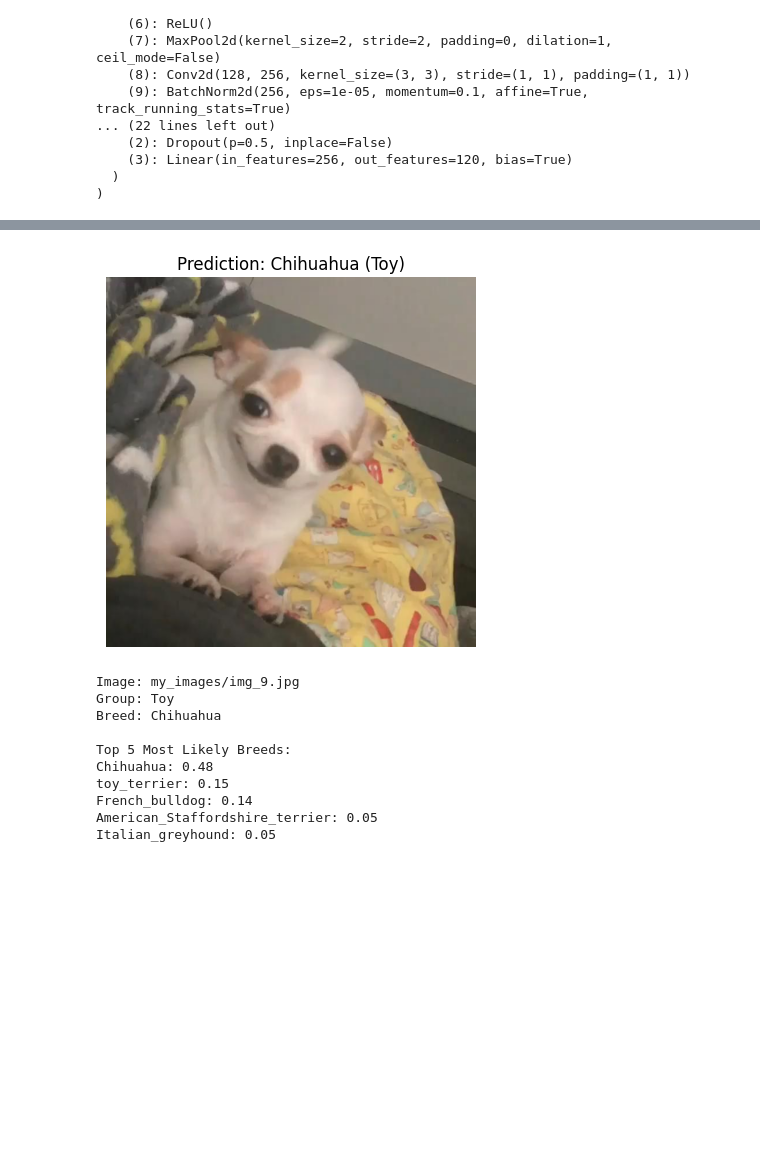
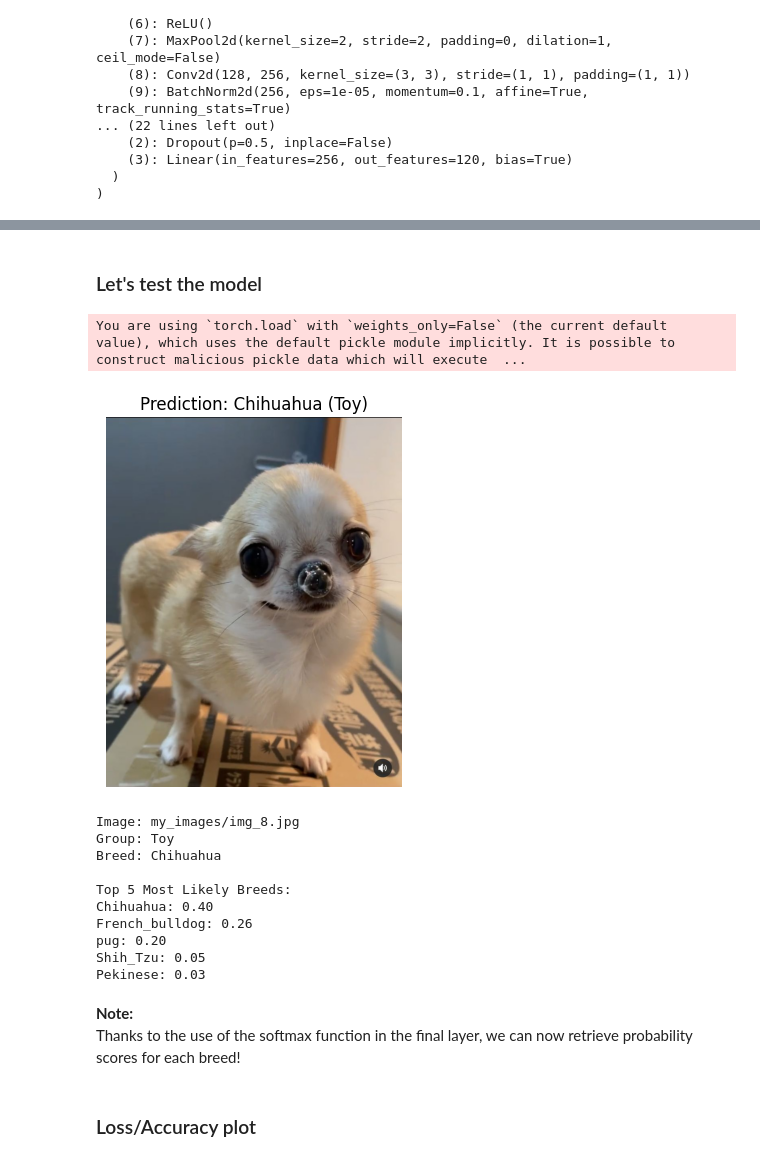
Before and after one commit to issaravas/Classification-of-the-breeds-of-dogs, a Jupyter notebook: hierarchical_conditional_cnn.ipynb, the cells around one changed output, grey strips where cells are left out. Drawn from its saved outputs; the diff is of its cells as text; code cells hidden in the pictures; blank space fills up the shorter version.

```diff
--- a/hierarchical_conditional_cnn.ipynb
+++ b/hierarchical_conditional_cnn.ipynb
@@ -482,6 +484,3 @@ HCNN_Cndtnl(
     (3): Linear(in_features=256, out_features=120, bias=True)
   )
 )
-# %%
-with open("final models/hcnn_9_h.pkl", "rb") as f:
-    history = pickle.load(f)
@@ -487,0 +489,27 @@ with open("final models/hcnn_9_h.pkl", "rb") as f:
+# %%
+with open("final_h_models/history/hcnn_1_h.pkl", "rb") as f:
+    hcnn_1_h = pickle.load(f)
+
+with open("final_h_models/history/hcnn_2_h.pkl", "rb") as f:
+    hcnn_2_h = pickle.load(f)
+
+with open("final_h_models/history/hcnn_3_h.pkl", "rb") as f:
+    hcnn_3_h = pickle.load(f)
+
+with open("final_h_models/history/hcnn_4_h.pkl", "rb") as f:
+    hcnn_4_h = pickle.load(f)
+
+with open("final_h_models/history/hcnn_5_h.pkl", "rb") as f:
+    hcnn_5_h = pickle.load(f)
+
+with open("final_h_models/history/hcnn_6_h.pkl", "rb") as f:
+    hcnn_6_h = pickle.load(f)
+
+with open("final_h_models/history/hcnn_7_h.pkl", "rb") as f:
+    hcnn_7_h = pickle.load(f)
+
+with open("final_h_models/history/hcnn_8_h.pkl", "rb") as f:
+    hcnn_8_h = pickle.load(f)
+
+with open("final_h_models/history/hcnn_9_h.pkl", "rb") as f:
+    hcnn_9_h = pickle.load(f)
@@ -488,3 +533,5 @@ with open("final models/hcnn_9_h.pkl", "rb") as f:
+# %% [markdown]
+### Let's test the model
 # %%
 import torch.nn.functional as F
 # %%
@@ -494,16 +541,16 @@ def predict_from_path(img_path):
     from PIL import Image
     import pickle
 
-    with open("breed_to_idx.pkl", "rb") as f:
+    with open("final_h_models/breed_to_idx.pkl", "rb") as f:
         breed_to_idx = pickle.load(f)
-    with open("group_to_idx.pkl", "rb") as f:
+    with open("final_h_models/group_to_idx.pkl", "rb") as f:
         group_to_idx = pickle.load(f)
 
     idx_to_breed = {v: k for k, v in breed_to_idx.items()}
     idx_to_group = {v: k for k, v in group_to_idx.items()}
 
     model = HCNN_Cndtnl(num_groups=len(group_to_idx), num_breeds=len(breed_to_idx))
-    model.load_state_dict(torch.load("final models/hcnn_9.pth", map_location="cpu"))
+    model.load_state_dict(torch.load("final_h_models/models/hcnn_9.pth", map_location="cpu"))
     model.eval()
 
     transform = transforms.Compose([
@@ -537,16 +584,22 @@ def predict_from_path(img_path):
     for score, idx in zip(top5.values[0], top5.indices[0]):
         print(f"{idx_to_breed[idx.item()]}: {score.item():.2f}")
 # %%
-predict_from_path("my_images/img_9.jpg")
+predict_from_path("my_images/img_8.jpg")
 # %% [output]
+You are using `torch.load` with `weights_only=False` (the current default value), which uses the default pickle module implicitly. It is possible to construct malicious pickle data which will execute  ...
-[figure, old version]
+[figure, new version]
-Image: my_images/img_9.jpg
-Group: Toy
-Breed: Chihuahua
-
-Top 5 Most Likely Breeds:
-Chihuahua: 0.48
-toy_terrier: 0.15
-French_bulldog: 0.14
-American_Staffordshire_terrier: 0.05
-Italian_greyhound: 0.05
+Image: my_images/img_8.jpg
+Group: Toy
+Breed: Chihuahua
+
+Top 5 Most Likely Breeds:
+Chihuahua: 0.40
+French_bulldog: 0.26
+pug: 0.20
+Shih_Tzu: 0.05
+Pekinese: 0.03
+# %% [markdown]
+**Note:** \
+Thanks to the use of the softmax function in the final layer, we can now retrieve probability scores for each breed!
+# %% [markdown]
+### Loss/Accuracy plot
```
Also changed, not shown: parts of 19 cells of this notebook.
